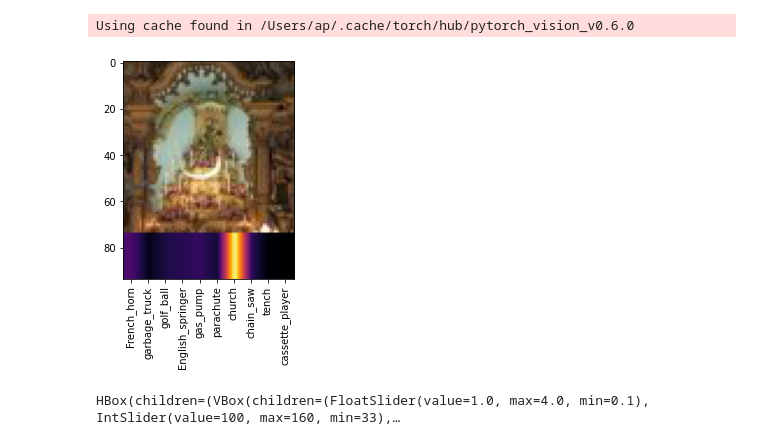
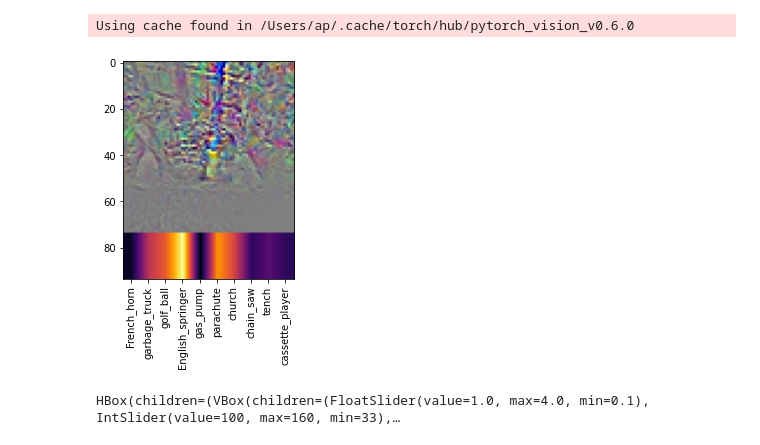
Before and after one commit to apstuff/augmentation-impact, a Jupyter notebook: notebooks/augmentation_control.ipynb, the cells around one changed output. Saved outputs shown, nothing was run; the diff lists cells and outputs as text; code cells hidden in the pictures.

Commit message:
added grad_cam, clean integration is still todo

```diff
--- a/notebooks/augmentation_control.ipynb
+++ b/notebooks/augmentation_control.ipynb
@@ -24,6 +24,6 @@ Path('../data/imagenette2-160')
 # %% [output]
 (#10) [Path('../data/imagenette2-160/train/n03394916'),Path('../data/imagenette2-160/train/n03417042'),Path('../data/imagenette2-160/train/n03445777'),Path('../data/imagenette2-160/train/n02102040'),P ...
 # %%
-fname = (path/"train/n03028079").ls()[99]
-#PILImage.create(fname)
+fname = (path/"train/n02102040").ls()[18]
+PILImage.create(fname)
 # %% [output]
@@ -85,7 +85,7 @@ class MyImg():
         self.images = []
         self.activations = []
         self.restrict_classes = restrict_classes
-        self.class_idx = [int(i) for i in restrict_classes.keys()]
+        self.class_idx = [int(i) for i in restrict_classes.keys()] if restrict_classes is not None else None
 
     def reset(self):
         self.img = self.img_orig.copy()
@@ -118,7 +118,7 @@ class MyImg():
             img = transforms.ToPILImage()(self.x[0])
         self.images.append(img)
         if show:
-            pass#display(pilImage.fromarray(img).to_thumb(512,512))
+            #display(pilImage.fromarray(img).to_thumb(512,512))
             fig,ax = plt.subplots()
 
             try:
@@ -129,11 +129,12 @@ class MyImg():
                 #plt.xticks(np.arange(nr_classes)*step_size+(step_size//2), my_xticks,rotation=90)
                 ax.set_xticks(np.arange(nr_classes)*step_size+(step_size//2))
                 ax.set_xticklabels(my_xticks,rotation=90)
-                ax.imshow(img)
-            except ValueError:
-                print((h,w,d),step_size,(step_size//2,(w-step_size//2+1)))
-                print(np.arange(nr_classes)*step_size+(step_size//2))
-                assert 0
+
+            except Exception:
+                #print((h,w,d),step_size,(step_size//2,(w-step_size//2+1)))
+                #print(np.arange(nr_classes)*step_size+(step_size//2))
+                pass
+            ax.imshow(img)
 
     def combine_activation_with_img(self, out):
         # to make flatten activation better visible, the images will be streched by a factor of 20
@@ -142,35 +143,38 @@ class MyImg():
         transform_act = lambda x: arr_to_img(imresize(x,shape), 'inferno')
         #transform_act = lambda x: arr_to_img(x).resize(shape),resample=pilImage.BILINEAR)
 
         # combine transformed images and their layer activations
-        img_comb = np.vstack([tensor_to_img(self.x[0]), transform_act(out) ])
+        #img_comb = np.vstack([tensor_to_img(self.x[0]), transform_act(out) ])
+        #img_comb = np.vstack([tensor_to_img(cam_gb), transform_act(out) ])
+        heatmap, gb, cam_gb = find_relevant_input(normalize(self.x).requires_grad_(True))
+        img_comb = np.vstack([cam_gb, transform_act(out) ])
         return img_comb
 
     def create_gif(self,path):
         # to make flatten activation better visible, the images will be streched by a factor of 20 and the width is adapted to the original image width
         w,h,d = self.images[0].shape
         transform_act = lambda x: arr_to_img(imresize(x,(20,w)), 'inferno')
 
         # combine sequence of transformed images and their layer activations
         imgs_combs = [ np.vstack([arr_to_img(img).resize((w,h)), transform_act(act) ]) for img, act in zip(self.images,self.activations)  ]
 
         # transform to images, add backward loop and store as gif
         first_img, *imgs = [ pilImage.fromarray( img ) for img in imgs_combs]
         imgs += [img for img in imgs[::-1]]
         first_img.save(fp=path, format='GIF', append_images=imgs, save_all=True, duration=100, loop=0)
 
 
 # todo: pass as argument
 normalize = transforms.Normalize(mean=[0.485, 0.456, 0.406],
                                  std=[0.229, 0.224, 0.225])
 size = 160
 img = PILImage.create(fname).resize((size,size))
 myimg = MyImg(img,
               model,
               get_model_act=True,
               restrict_classes={i:classes[i][1] for i in my_classes})
-#myimg.tfms(crop_size=74)
+myimg.tfms(crop_size=74)
 # %% [output]
-[figure, old version]
+[figure, new version]
 # %%
 import ipywidgets as widgets
```
Also changed, not shown: parts of 23 cells of this notebook, 1 other file.
